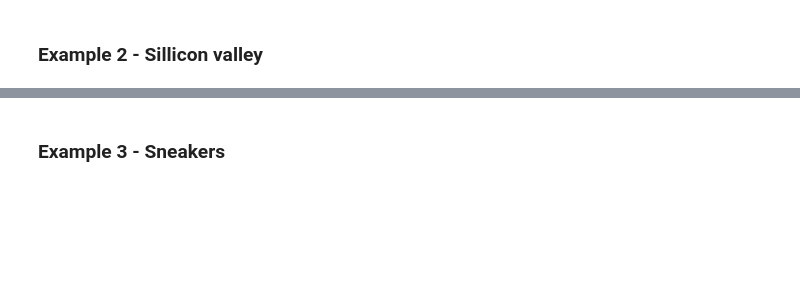
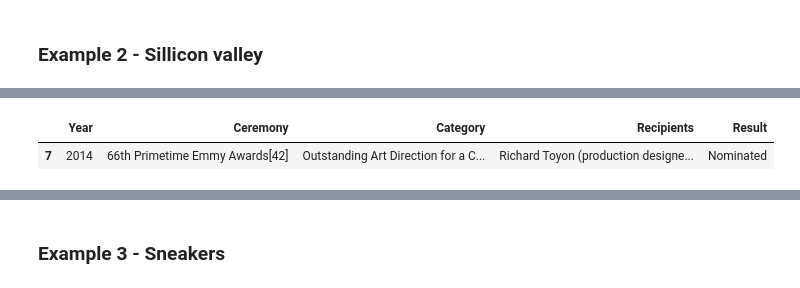
Before and after one commit to DanielReverter/lectures, a Jupyter notebook: week-3/04- Web scraping-v2.ipynb, the cells around one changed output, grey strips where cells are left out. Drawn from its saved outputs; the diff is of its cells as text; code cells hidden in the pictures; blank space fills up the shorter version.

```diff
--- a/week-3/04- Web scraping-v2.ipynb
+++ b/week-3/04- Web scraping-v2.ipynb
@@ -150,0 +341,5 @@ sillicon_valley = 'https://en.wikipedia.org/wiki/Silicon_Valley_(TV_series)'
+# %%
+res = requests.get(sillicon_valley)
+html = res.content
+soup = BeautifulSoup(html, "html.parser")
+#soup
@@ -150,0 +350,6 @@ sillicon_valley = 'https://en.wikipedia.org/wiki/Silicon_Valley_(TV_series)'
+# %%
+df = pd.read_html(html)[3] #pandas sometimes will be lucky and find it
+df.sample()
+# %% [output]
+|  | Year | Ceremony | Category | Recipients | Result |
+| 7 | 2014 | 66th Primetime Emmy Awards[42] | Outstanding Art Direction for a C... | Richard Toyon (production designe... | Nominated |
```
Also changed, not shown: parts of 71 cells of this notebook.
